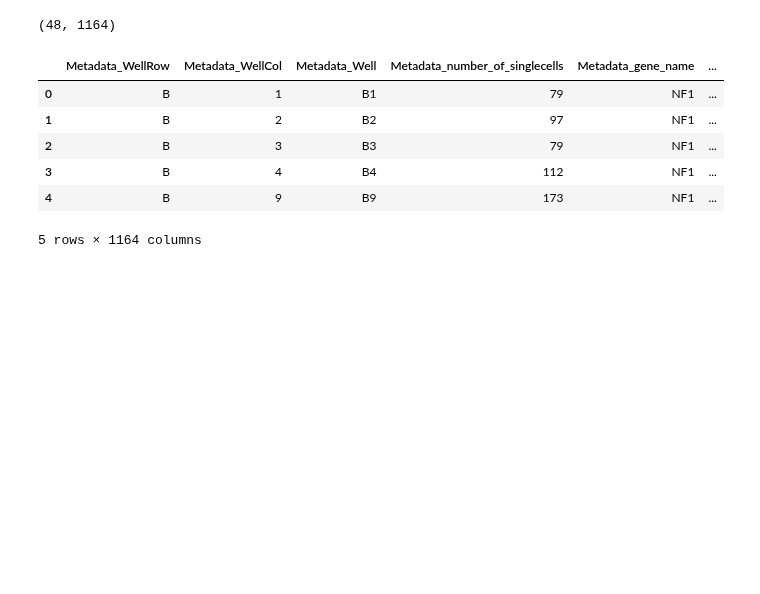
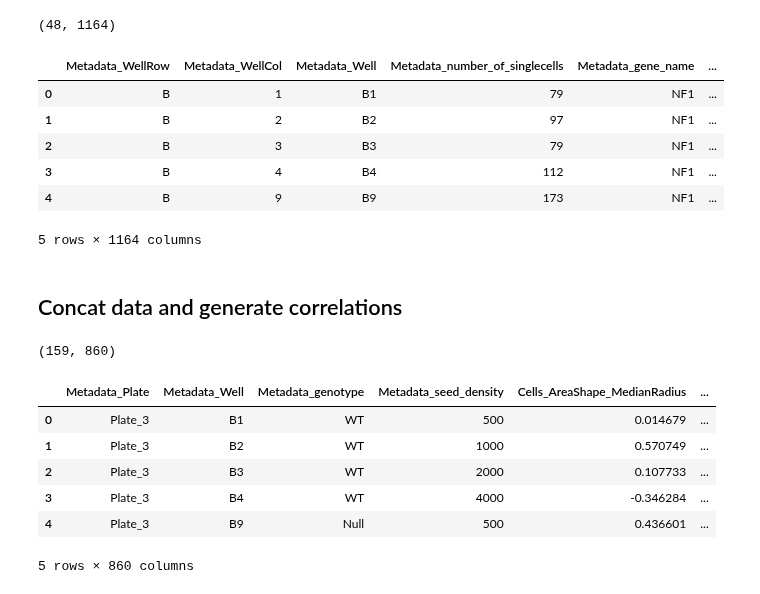
Before and after one commit to WayScience/NF1_SchwannCell_data_analysis, a Jupyter notebook: 0.data_analysis/construct_phenotypic_expression_plate_4_fs_data/median_correlation_relationships/post_fs_aggregation_correlations/per_plate_correlations.ipynb, the cells around one changed output. Saved outputs shown, nothing was run; the diff lists cells and outputs as text; code cells hidden in the pictures; blank space fills up the shorter version.

```diff
--- a/0.data_analysis/construct_phenotypic_expression_plate_4_fs_data/median_correlation_relationships/post_fs_aggregation_correlations/per_plate_correlations.ipynb
+++ b/0.data_analysis/construct_phenotypic_expression_plate_4_fs_data/median_correlation_relationships/post_fs_aggregation_correlations/per_plate_correlations.ipynb
@@ -188,5 +140,42 @@ plate5df.head()
 | 3 | B | 4 | B4 | 112 | NF1 | ... |
 | 4 | B | 9 | B9 | 173 | NF1 | ... |
 5 rows × 1164 columns
+# %% [markdown]
+## Concat data and generate correlations
+# %%
+# List of dataframes
+dfs = [plate3df, plate4df, plate3pdf, plate5df]
+
+# Specified metadata columns to keep
+metadata_columns = ['Metadata_Plate', 'Metadata_Well', 'Metadata_genotype', 'Metadata_seed_density']
+
+# Find the common feature columns (not starting with 'Metadata')
+common_feature_columns = set(dfs[0].columns) - set(metadata_columns)
+for df in dfs[1:]:
+    common_feature_columns.intersection_update(set(df.columns) - set(metadata_columns))
+
+# Convert to sorted list for consistent ordering
+common_feature_columns = sorted(common_feature_columns)
+
+# Create a list of all necessary columns, metadata first
+all_columns = metadata_columns + sorted(common_feature_columns)
+
+# Reindex each dataframe to have all necessary columns, filling missing values with NaN
+dfs_reindexed = [df.reindex(columns=all_columns, fill_value=pd.NA) for df in dfs]
+
+# Concatenate the dataframes
+result = pd.concat(dfs_reindexed, ignore_index=True)
+
+print(result.shape)
+result.head()
+# %% [output]
+(159, 860)
+|  | Metadata_Plate | Metadata_Well | Metadata_genotype | Metadata_seed_density | Cells_AreaShape_MedianRadius | ... |
+| 0 | Plate_3 | B1 | WT | 500 | 0.014679 | ... |
+| 1 | Plate_3 | B2 | WT | 1000 | 0.570749 | ... |
+| 2 | Plate_3 | B3 | WT | 2000 | 0.107733 | ... |
+| 3 | Plate_3 | B4 | WT | 4000 | -0.346284 | ... |
+| 4 | Plate_3 | B9 | Null | 500 | 0.436601 | ... |
+5 rows × 860 columns
 # %%
 # Identify feature columns
```
Also changed, not shown: parts of 5 cells of this notebook, 2 other files.
